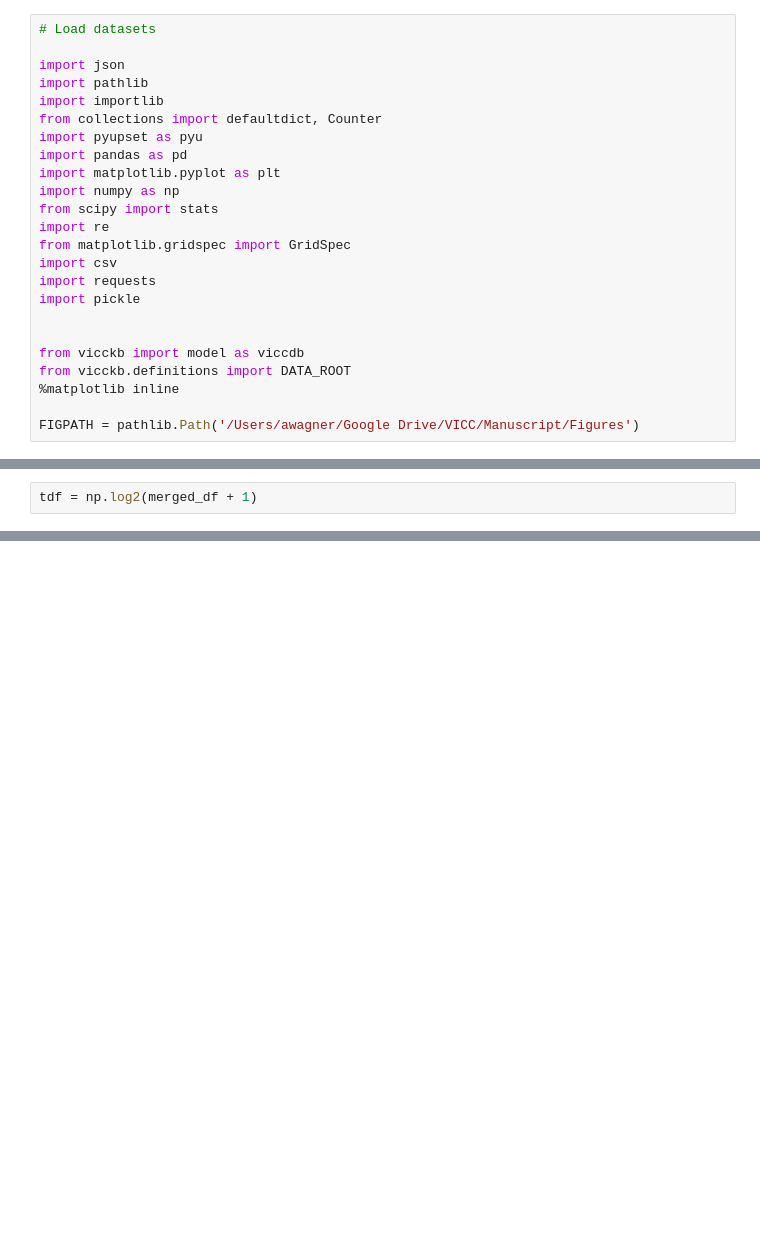
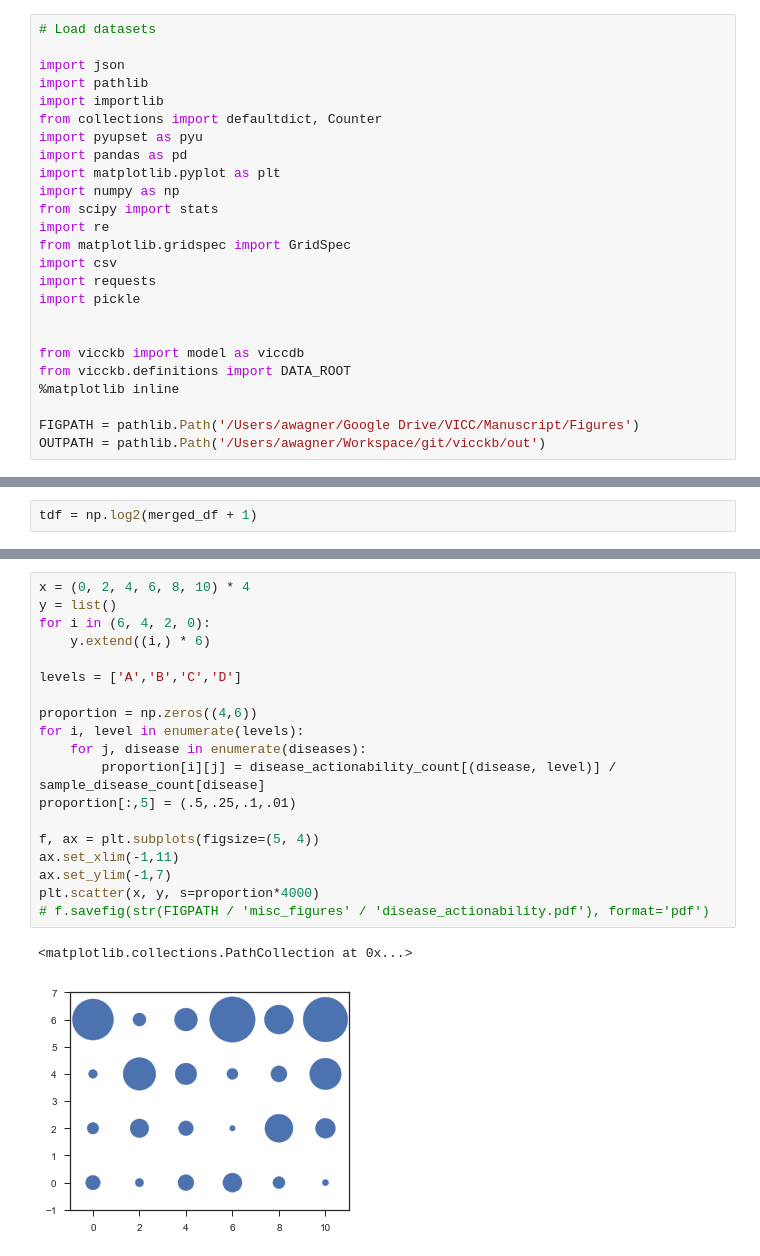
Before and after one commit to ahwagner/vicckb, a Jupyter notebook: figures.ipynb, the cells around one changed output, grey strips where cells are left out. Saved outputs shown, nothing was run; the diff lists cells and outputs as text; blank space fills up the shorter version.

```diff
--- a/figures.ipynb
+++ b/figures.ipynb
@@ -24,6 +24,7 @@ from vicckb.definitions import DATA_ROOT
 %matplotlib inline
 
 FIGPATH = pathlib.Path('/Users/awagner/Google Drive/VICC/Manuscript/Figures')
+OUTPATH = pathlib.Path('/Users/awagner/Workspace/git/vicckb/out')
 # %%
 # reload module and load data
 importlib.reload(viccdb)
@@ -1884,0 +1910,22 @@ tdf.loc[(tdf['all_interpretations'] > 8) & (tdf['tier1_interpretations'] < 4)]
+# %%
+x = (0, 2, 4, 6, 8, 10) * 4
+y = list()
+for i in (6, 4, 2, 0):
+    y.extend((i,) * 6)
+
+levels = ['A','B','C','D']
+
+proportion = np.zeros((4,6))
+for i, level in enumerate(levels):
+    for j, disease in enumerate(diseases):
+        proportion[i][j] = disease_actionability_count[(disease, level)] / sample_disease_count[disease]
+proportion[:,5] = (.5,.25,.1,.01)
+
+f, ax = plt.subplots(figsize=(5, 4))
+ax.set_xlim(-1,11)
+ax.set_ylim(-1,7)
+plt.scatter(x, y, s=proportion*4000)
+# f.savefig(str(FIGPATH / 'misc_figures' / 'disease_actionability.pdf'), format='pdf')
+# %% [output]
+<matplotlib.collections.PathCollection at 0x...>
+[figure, added]
```
Also changed, not shown: parts of 38 cells of this notebook.
